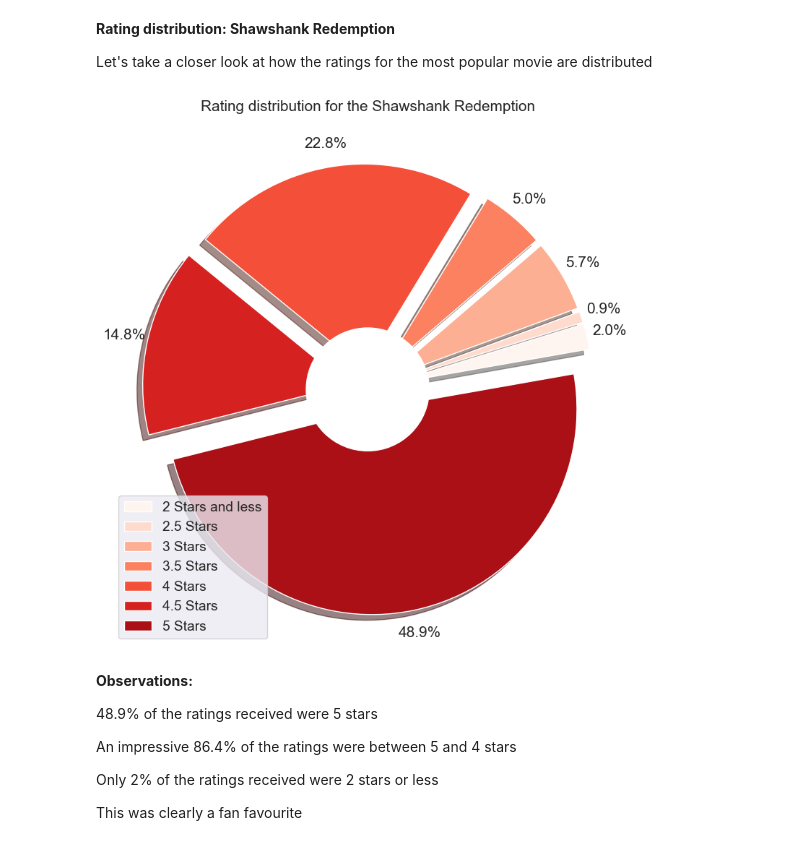
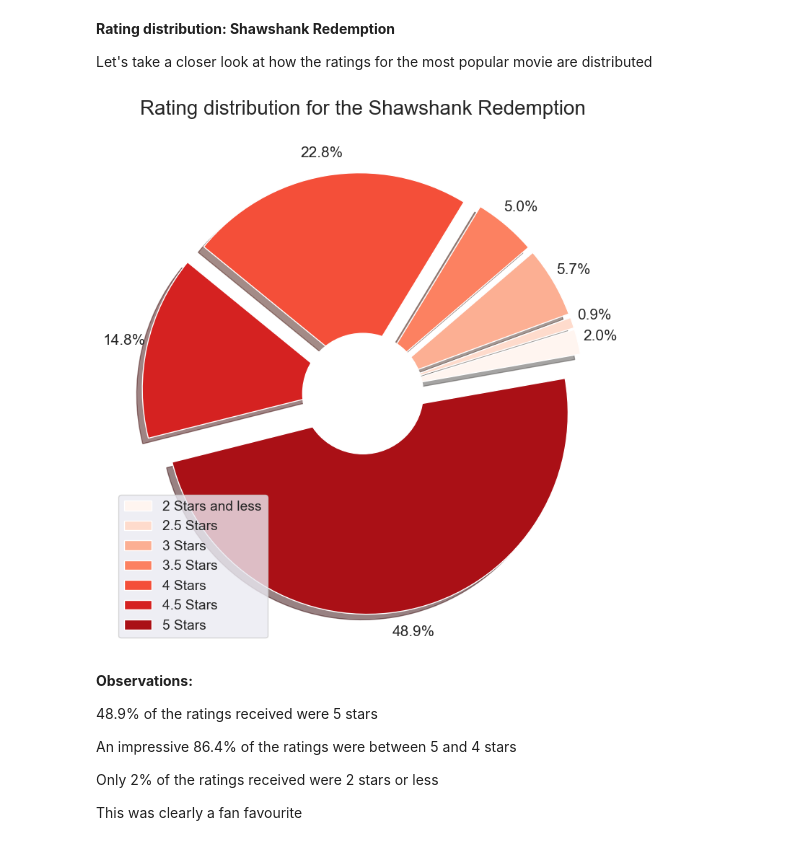
Before and after one commit to PercyMakakaba/-Unsupervised-Learning-Sprint-2307FTDS-Team-JM3, a Jupyter notebook: ea-movie-recommendation-predict-2023-2024/movie_recom_notebook.ipynb, the cells around one changed output. Cells and saved outputs as stored; diff of their text form; code cells hidden in the pictures.

```diff
--- a/ea-movie-recommendation-predict-2023-2024/movie_recom_notebook.ipynb
+++ b/ea-movie-recommendation-predict-2023-2024/movie_recom_notebook.ipynb
@@ -806,35 +841,35 @@ top.loc[(top.rating == 0.5) | (top.rating == 1) | (top.rating == 1.5), 'rating']
 grouped = pd.DataFrame(top.groupby('rating')['title'].count())
 grouped.rename(columns={'title': 'rating_count'}, inplace=True)
 
 # Create the figure
 fig, ax = plt.subplots(figsize=(10, 8))
 
 # Create the color palette
 labels = ['2 Stars and less', '2.5 Stars', '3 Stars', '3.5 Stars', '4 Stars', '4.5 Stars', '5 Stars']
 theme = plt.get_cmap('Reds')
 ax.set_prop_cycle("color", [theme(1. * i / len(labels)) for i in range(len(labels))])
 sns.set(font_scale=1.25)
 
 # Create the pie chart
 explode = (0.1,) * len(grouped)
 pie = ax.pie(grouped['rating_count'],
              autopct='%1.1f%%',
              shadow=True,
              startangle=10,
              pctdistance=1.115,
              explode=explode)
 
 # Turn the pie chart into a donut chart
 centre_circle = plt.Circle((0, 0), 0.30, fc='white')
 fig.gca().add_artist(centre_circle)
 
 # Display the donut chart with a legend
-ax.set_title('Rating distribution for the Shawshank Redemption\n', fontsize=15)
+ax.set_title('Rating distribution for the Shawshank Redemption\n', fontsize=20)
 plt.legend(pie[0], labels, loc="lower left")
 plt.tight_layout()
 plt.show()
 # %% [output]
-[figure, old version]
+[figure, new version]
 # %% [markdown]
 **Observations:**
 
```
Also changed, not shown: parts of 66 cells of this notebook.
